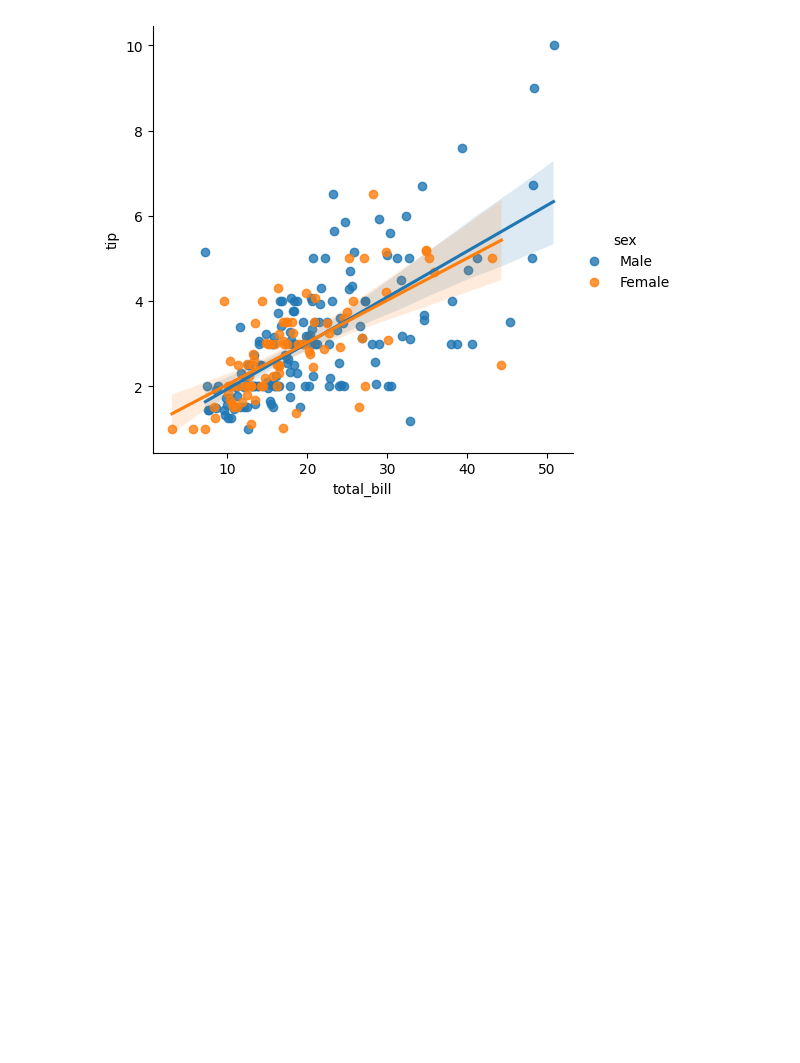
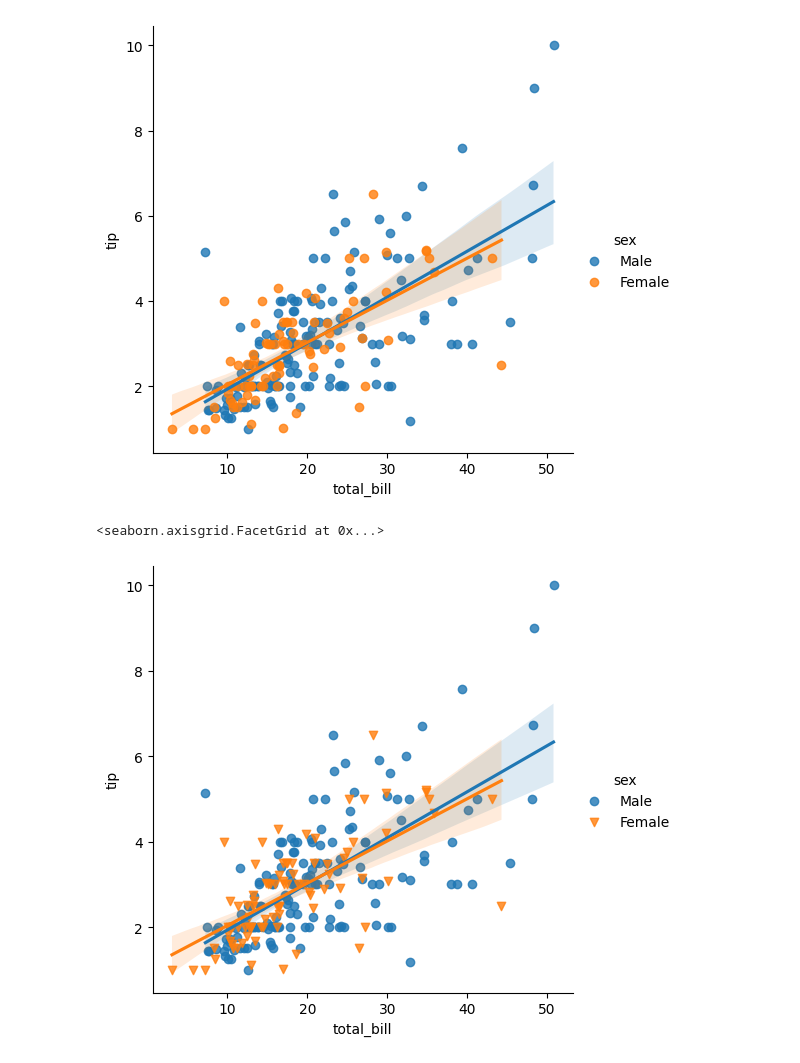
Before and after one commit to ludiemert/Advanced_Data_Visualization_Seaborn, a Jupyter notebook: 4_Advanced_Data_Visualization_Seaborn/Seaborn.ipynb, the cells around one changed output. Drawn from its saved outputs; the diff is of its cells as text; code cells hidden in the pictures; blank space fills up the shorter version.

Commit message:
add new project comand markers

```diff
--- a/4_Advanced_Data_Visualization_Seaborn/Seaborn.ipynb
+++ b/4_Advanced_Data_Visualization_Seaborn/Seaborn.ipynb
@@ -270,3 +270,10 @@ sns.lmplot(x="total_bill", y="tip", data=tips, hue="sex")
 # %% [output]
 <seaborn.axisgrid.FacetGrid at 0x...>
 [figure]
+# %%
+# outros atributos para customizar essas informacoes, com marcacao diferente (bolinha e triangulo)
+
+sns.lmplot(x="total_bill", y="tip", data=tips, hue="sex", markers=['o', 'v'])
+# %% [output]
+<seaborn.axisgrid.FacetGrid at 0x...>
+[figure, added]
```
Also changed, not shown: parts of 2 cells of this notebook.
